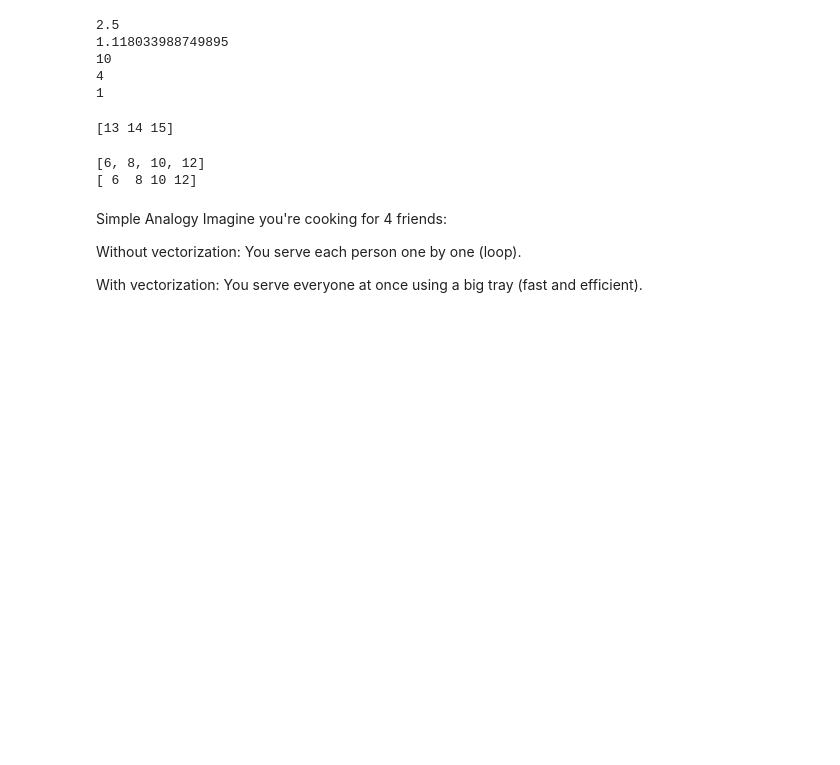
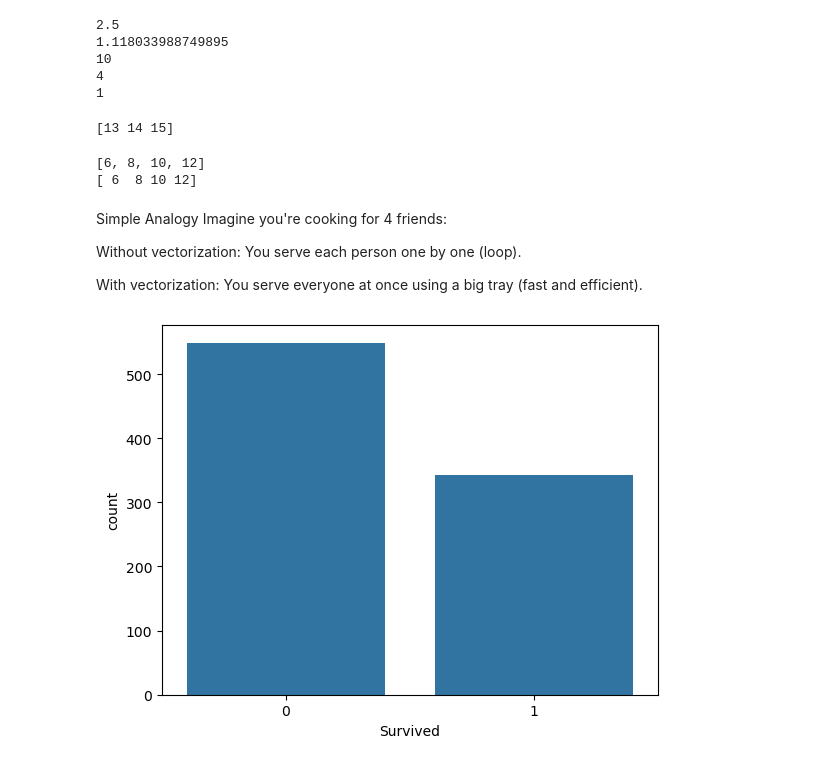
Before and after one commit to sid1998-ai/ml-dev-portfolio, a Jupyter notebook: week1/02_pandas_numpy.ipynb, the cells around one changed output. Saved outputs shown, nothing was run; the diff lists cells and outputs as text; code cells hidden in the pictures; blank space fills up the shorter version.

Commit message:
Day 2 Part 1: pandas, numpy, visuals

```diff
--- a/week1/02_pandas_numpy.ipynb
+++ b/week1/02_pandas_numpy.ipynb
@@ -233,0 +236,12 @@ With vectorization: You serve everyone at once using a big tray (fast and effici
+# %%
+#bar chart with seaborn
+import matplotlib.pyplot as plt
+import seaborn as sns
+sns.countplot(data=df,x='Survived')
+plt.show()
+#countplot() counts the number of occurrences of each value in the 'Survived' column.
+
+#It shows a bar chart.
+#Use countplot when you want to see how often each category appears.
+# %% [output]
+[figure, added]
```
Also changed, not shown: parts of 4 cells of this notebook.
